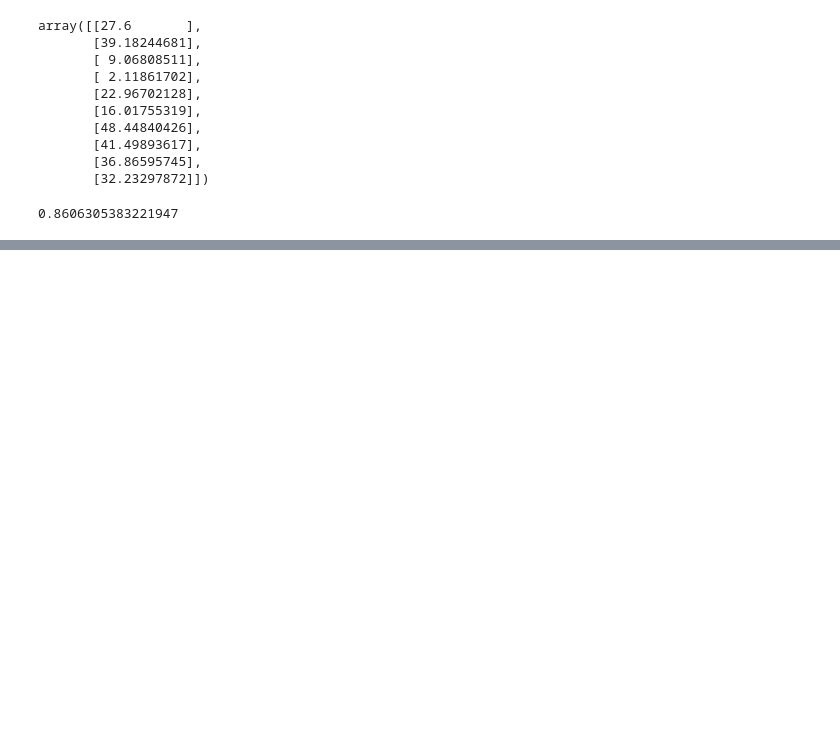
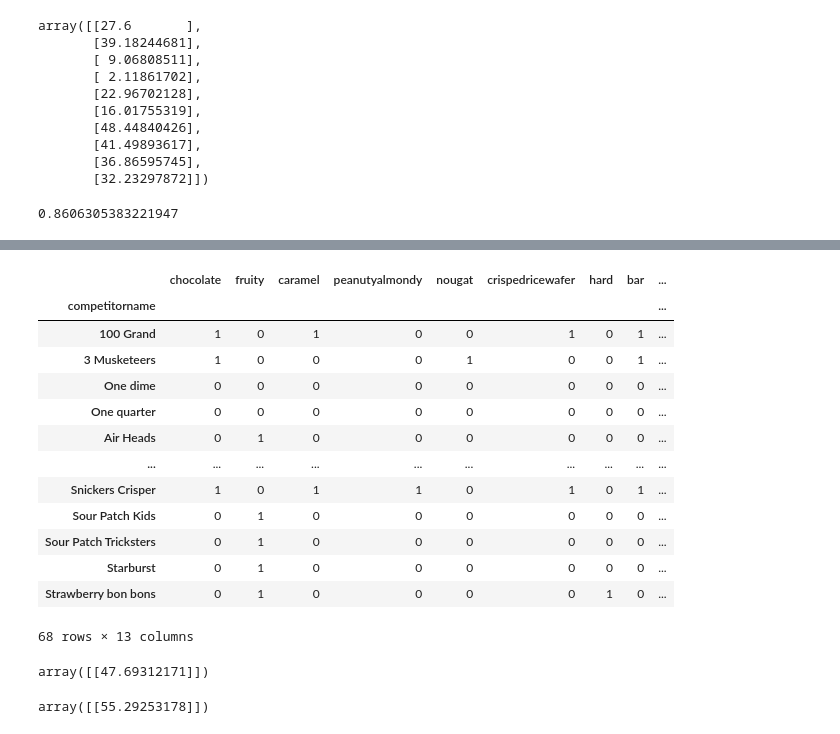
Before and after one commit to Shpchv/IntroToML, a Jupyter notebook: Task_2.ipynb, the cells around one changed output, grey strips where cells are left out. Cells and saved outputs as stored; diff of their text form; code cells hidden in the pictures; blank space fills up the shorter version.

```diff
--- a/Task_2.ipynb
+++ b/Task_2.ipynb
@@ -63,0 +84,18 @@ r2_score(pd.DataFrame(Y), y_predicted)
+# %%
+train_data = candy_data.drop(['Dum Dums','Nestle Smarties'])
+train_data
+# %% [output]
+|  | chocolate | fruity | caramel | peanutyalmondy | nougat | crispedricewafer | hard | bar | ... |
+| competitorname |  |  |  |  |  |  |  |  | ... |
+| 100 Grand | 1 | 0 | 1 | 0 | 0 | 1 | 0 | 1 | ... |
+| 3 Musketeers | 1 | 0 | 0 | 0 | 1 | 0 | 0 | 1 | ... |
+| One dime | 0 | 0 | 0 | 0 | 0 | 0 | 0 | 0 | ... |
+| One quarter | 0 | 0 | 0 | 0 | 0 | 0 | 0 | 0 | ... |
+| Air Heads | 0 | 1 | 0 | 0 | 0 | 0 | 0 | 0 | ... |
+| ... | ... | ... | ... | ... | ... | ... | ... | ... | ... |
+| Snickers Crisper | 1 | 0 | 1 | 1 | 0 | 1 | 0 | 1 | ... |
+| Sour Patch Kids | 0 | 1 | 0 | 0 | 0 | 0 | 0 | 0 | ... |
+| Sour Patch Tricksters | 0 | 1 | 0 | 0 | 0 | 0 | 0 | 0 | ... |
+| Starburst | 0 | 1 | 0 | 0 | 0 | 0 | 0 | 0 | ... |
+| Strawberry bon bons | 0 | 1 | 0 | 0 | 0 | 0 | 1 | 0 | ... |
+68 rows × 13 columns
@@ -63,0 +108,12 @@ r2_score(pd.DataFrame(Y), y_predicted)
+# %%
+DumDums = candy_data.loc['Dum Dums',:].to_frame().T
+
+reg.predict(DumDums.drop(['winpercent', 'Y'], axis=1))
+# %% [output]
+array([[47.69312171]])
+# %%
+NestleSmarties = candy_data.loc['Nestle Smarties',:].to_frame().T
+
+reg.predict(NestleSmarties.drop(['winpercent', 'Y'], axis=1))
+# %% [output]
+array([[55.29253178]])
```
Also changed, not shown: parts of 6 cells of this notebook.
